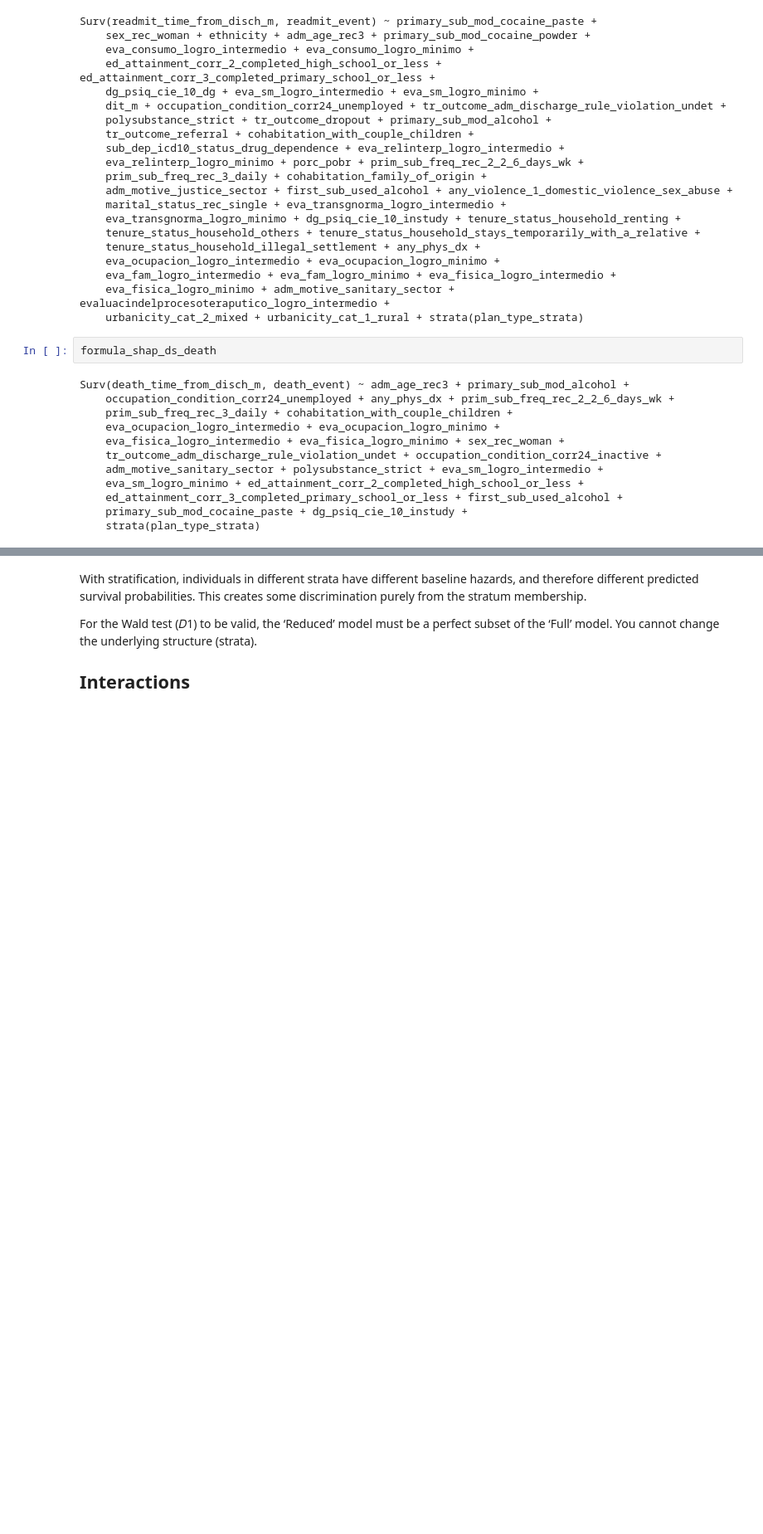
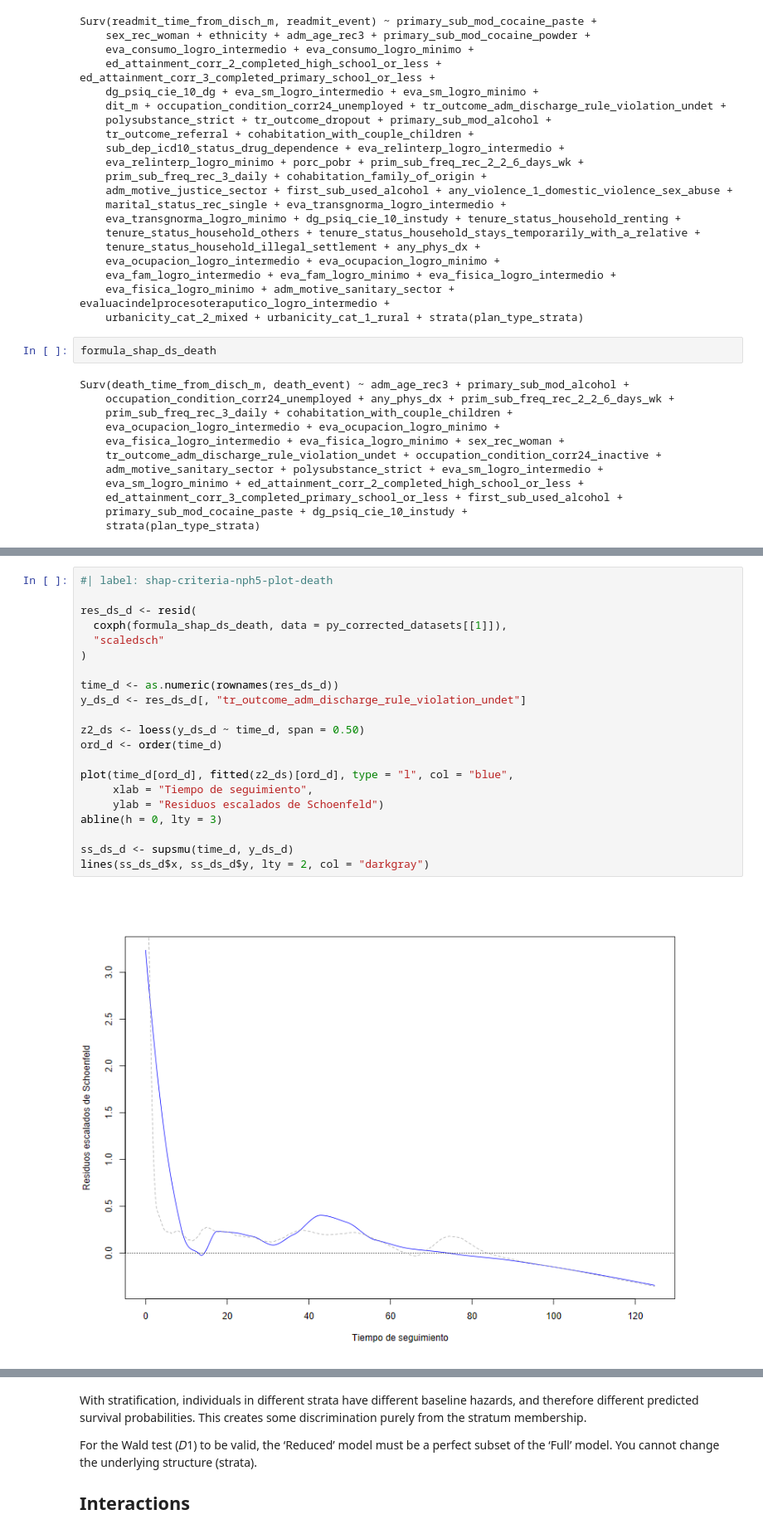
Before and after one commit to FONDECYTACC/cons2025, a Jupyter notebook: prediction24_converted.ipynb, the cells around one changed output, grey strips where cells are left out. Shown at 83% size. Drawn from its saved outputs; the diff is of its cells as text; blank space fills up the shorter version.

```diff
--- a/prediction24_converted.ipynb
+++ b/prediction24_converted.ipynb
@@ -2371 +2584,24 @@ lines(ss$x, ss$y, lty = 2, col = "darkgray")
+# %%
+#| label: shap-criteria-nph5-plot-death
+
+res_ds_d <- resid(
+  coxph(formula_shap_ds_death, data = py_corrected_datasets[[1]]),
+  "scaledsch"
+)
+
+time_d <- as.numeric(rownames(res_ds_d))
+y_ds_d <- res_ds_d[, "tr_outcome_adm_discharge_rule_violation_undet"]
+
+z2_ds <- loess(y_ds_d ~ time_d, span = 0.50)
+ord_d <- order(time_d)
+
+plot(time_d[ord_d], fitted(z2_ds)[ord_d], type = "l", col = "blue",
+     xlab = "Tiempo de seguimiento",
+     ylab = "Residuos escalados de Schoenfeld")
+abline(h = 0, lty = 3)
+
+ss_ds_d <- supsmu(time_d, y_ds_d)
+lines(ss_ds_d$x, ss_ds_d$y, lty = 2, col = "darkgray")
+# %% [output]
+[figure, added]
 # %%
```
Also changed, not shown: parts of 34 cells of this notebook, 1 other file.
